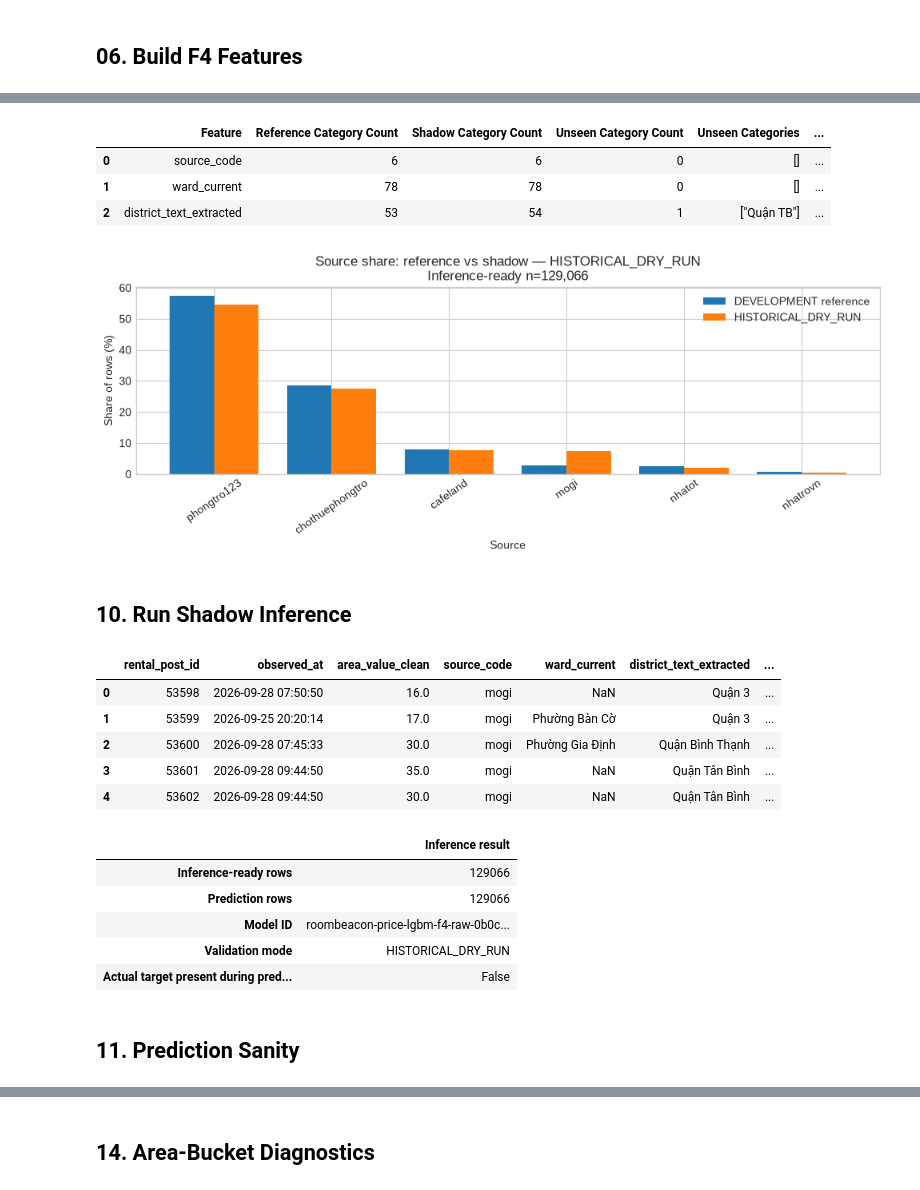
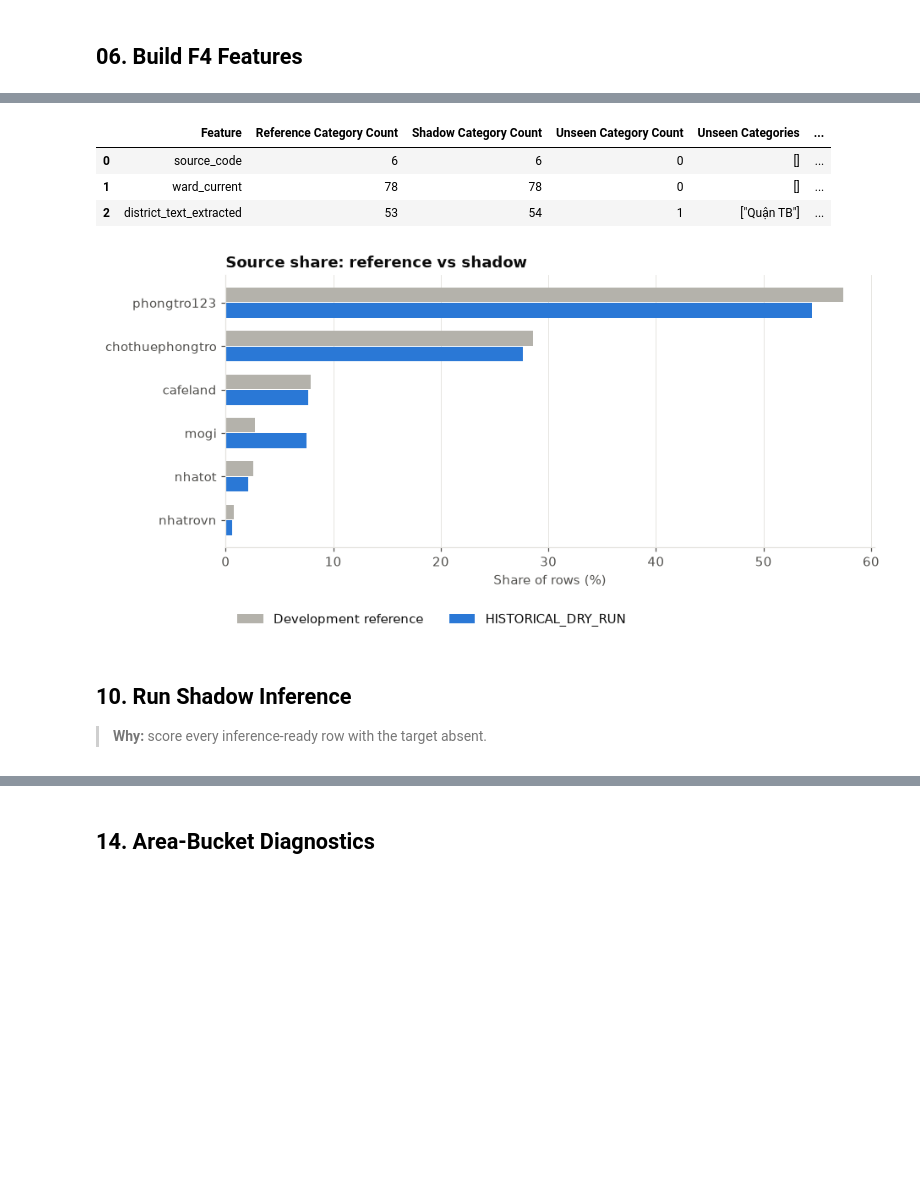
Before and after one commit to HauCoder2005/roombeacon-system, a Jupyter notebook: notebooks/06_roombeacon_shadow_validation.ipynb, the cells around one changed output, grey strips where cells are left out. Saved outputs shown, nothing was run; the diff lists cells and outputs as text; code cells hidden in the pictures; blank space fills up the shorter version.

```diff
--- a/notebooks/06_roombeacon_shadow_validation.ipynb
+++ b/notebooks/06_roombeacon_shadow_validation.ipynb
@@ -159,34 +301,37 @@ fig,ax=plt.subplots(figsize=(8,4)); x=np.arange(len(quantile_labels)); ax.plot(x
 # %%
-category_drift=category_drift_report(population.ready_rows,champion.reference_profile)
+category_drift = category_drift_report(population.ready_rows, champion.reference_profile)
 display(category_drift)
-source_share=category_share_drift.loc[category_share_drift.Feature.eq('source_code')].sort_values('Reference Share %',ascending=False)
-fig,ax=plt.subplots(figsize=(10,4)); x=np.arange(len(source_share)); width=.38; ax.bar(x-width/2,source_share['Reference Share %'],width,label='DEVELOPMENT reference'); ax.bar(x+width/2,source_share['Shadow Share %'],width,label=VALIDATION_MODE); ax.set(xticks=x,xticklabels=source_share.Category,title=f'Source share: reference vs shadow — {VALIDATION_MODE}\nInference-ready n={len(population.ready_rows):,}',xlabel='Source',ylabel='Share of rows (%)'); ax.tick_params(axis='x',rotation=35); ax.legend(); plt.tight_layout(); plt.show()
+source_share = category_share_drift.loc[category_share_drift.Feature.eq("source_code")].sort_values(
+    "Reference Share %", ascending=False
+)
+fig, ax = plt.subplots(figsize=(9, 3.8))
+positions = np.arange(len(source_share))
+ax.barh(
+    positions - 0.18,
+    source_share["Reference Share %"],
+    height=0.34,
+    color=NEUTRAL,
+    label="Development reference",
+)
+ax.barh(
+    positions + 0.18,
+    source_share["Shadow Share %"],
+    height=0.34,
+    color=CATEGORICAL[0],
+    label=VALIDATION_MODE,
+)
+ax.set_yticks(positions, source_share.Category)
+ax.invert_yaxis()
+ax.set(title="Source share: reference vs shadow", xlabel="Share of rows (%)")
+ax.legend(loc="upper left", bbox_to_anchor=(0, -0.2), ncol=2)
+plt.show()
 # %% [output]
 |  | Feature | Reference Category Count | Shadow Category Count | Unseen Category Count | Unseen Categories | ... |
 | 0 | source_code | 6 | 6 | 0 | [] | ... |
 | 1 | ward_current | 78 | 78 | 0 | [] | ... |
 | 2 | district_text_extracted | 53 | 54 | 1 | ["Quận TB"] | ... |
-[figure, old version]
+[figure, new version]
 # %% [markdown]
 ## 10. Run Shadow Inference
+
+> **Why:** score every inference-ready row with the target absent.
-# %%
-shadow_predictions=predict_shadow(champion.model,population.ready_rows,champion.metadata,VALIDATION_MODE,INFERENCE_TIMESTAMP)
-display(shadow_predictions.head())
-display(pd.Series({'Inference-ready rows':len(population.ready_rows),'Prediction rows':len(shadow_predictions),'Model ID':champion.metadata['model_id'],'Validation mode':VALIDATION_MODE,'Actual target present during prediction':TARGET_COLUMN in X_shadow.columns},name='Inference result').to_frame())
-assert len(shadow_predictions)==len(population.ready_rows)
-assert shadow_predictions.rental_post_id.tolist()==population.ready_rows.rental_post_id.tolist()
-# %% [output]
-|  | rental_post_id | observed_at | area_value_clean | source_code | ward_current | district_text_extracted | ... |
-| 0 | 53598 | 2026-09-28 07:50:50 | 16.0 | mogi | NaN | Quận 3 | ... |
-| 1 | 53599 | 2026-09-25 20:20:14 | 17.0 | mogi | Phường Bàn Cờ | Quận 3 | ... |
-| 2 | 53600 | 2026-09-28 07:45:33 | 30.0 | mogi | Phường Gia Định | Quận Bình Thạnh | ... |
-| 3 | 53601 | 2026-09-28 09:44:50 | 35.0 | mogi | NaN | Quận Tân Bình | ... |
-| 4 | 53602 | 2026-09-28 09:44:50 | 30.0 | mogi | NaN | Quận Tân Bình | ... |
-|  | Inference result |
-| Inference-ready rows | 129066 |
-| Prediction rows | 129066 |
-| Model ID | roombeacon-price-lgbm-f4-raw-0b0c... |
-| Validation mode | HISTORICAL_DRY_RUN |
-| Actual target present during pred... | False |
-# %% [markdown]
-## 11. Prediction Sanity
```
Also changed, not shown: parts of 59 cells of this notebook.
